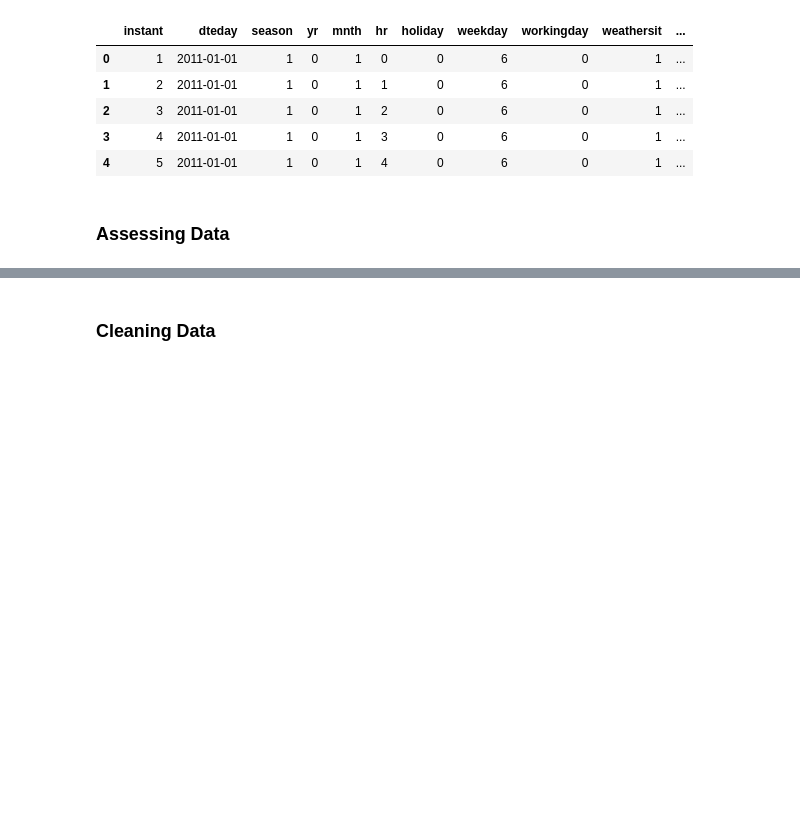
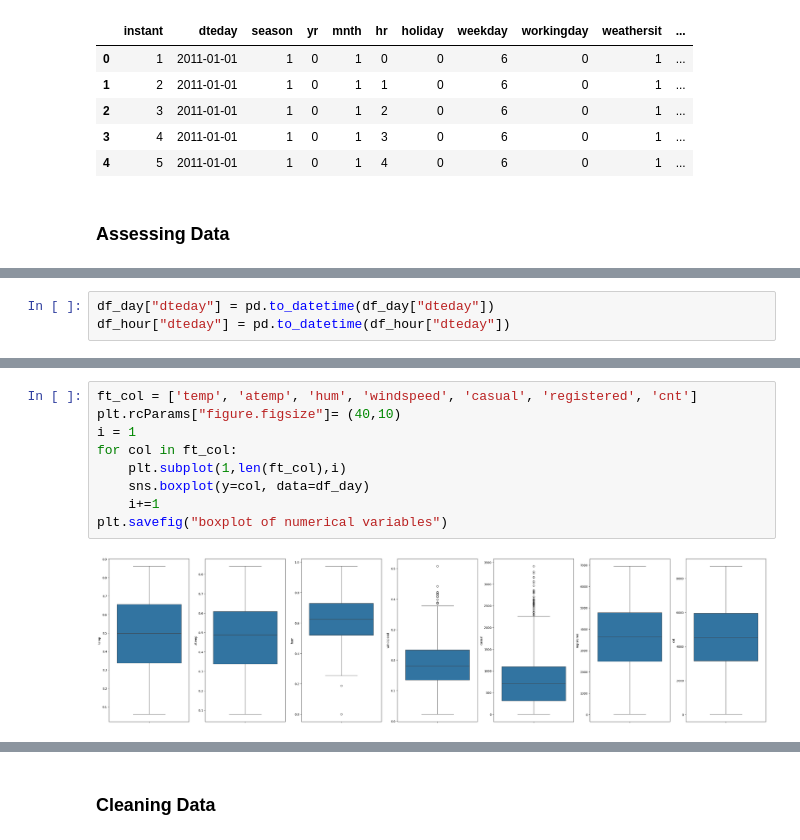
Before and after one commit to yeremiayospane/Project-Data-Analisis-Dicoding, a Jupyter notebook: project.ipynb, the cells around one changed output, grey strips where cells are left out. Drawn from its saved outputs; the diff is of its cells as text; blank space fills up the shorter version.

Commit message:
menambahkan data wragling

```diff
--- a/project.ipynb
+++ b/project.ipynb
@@ -44,0 +126,3 @@ df_hour.head()
+# %%
+df_day["dteday"] = pd.to_datetime(df_day["dteday"])
+df_hour["dteday"] = pd.to_datetime(df_hour["dteday"])
@@ -44,0 +149,11 @@ df_hour.head()
+# %%
+ft_col = ['temp', 'atemp', 'hum', 'windspeed', 'casual', 'registered', 'cnt']
+plt.rcParams["figure.figsize"]= (40,10)
+i = 1
+for col in ft_col:
+    plt.subplot(1,len(ft_col),i)
+    sns.boxplot(y=col, data=df_day)
+    i+=1
+plt.savefig("boxplot of numerical variables")
+# %% [output]
+[figure, added]
```
Also changed, not shown: parts of 10 cells of this notebook, 1 other file.
